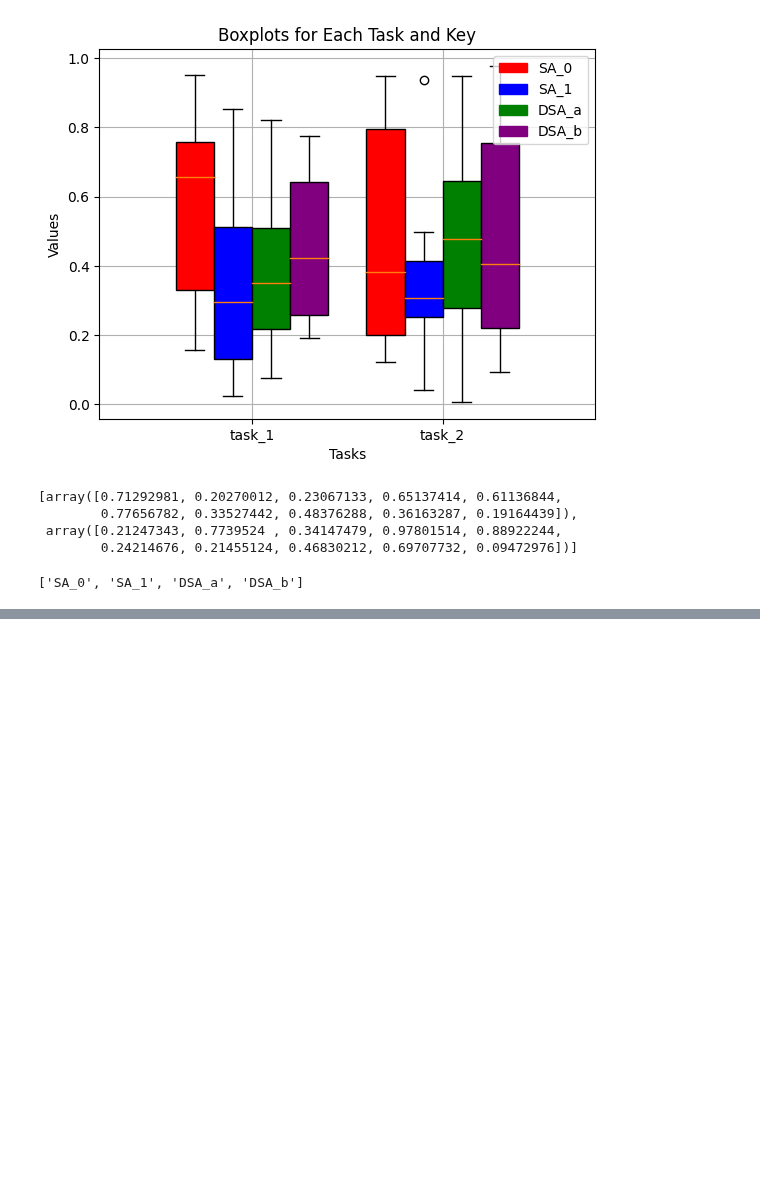
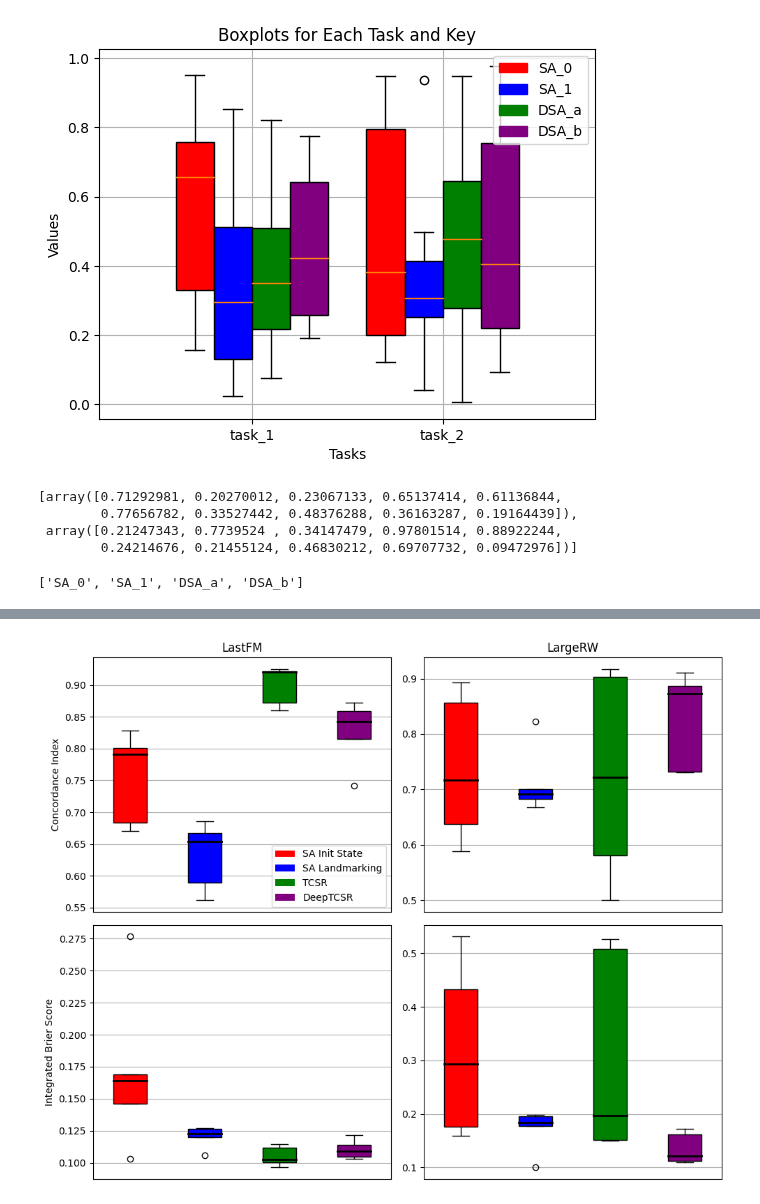
Before and after one commit to marianaw/deeptcsr, a Jupyter notebook: notebooks/collect_results.ipynb, the cells around one changed output, grey strips where cells are left out. Drawn from its saved outputs; the diff is of its cells as text; code cells hidden in the pictures; blank space fills up the shorter version.

```diff
--- a/notebooks/collect_results.ipynb
+++ b/notebooks/collect_results.ipynb
@@ -63,2 +87,6 @@ for path in paths:
+# %%
+bss_fm = bss_
+cis_fm = cis_
 # %%
-res
+bss_rw = bss_
+cis_rw = cis_
@@ -269,0 +295,71 @@ keys
+# %%
+all_res = [
+    (cis_fm, ''),
+    cis_rw,
+    bss_fm,
+    bss_rw
+]
+# %%
+save_fig = True
+
+# Define colors for each key
+d_colors = {'SA Init State': 'red', 'SA Landmarking': 'blue', 'TCSR': 'green', 'DeepTCSR': 'purple'}
+labels, colors = zip(*d_colors.items())
+colors = list(colors)
+labels = list(labels)
+
+# Compiling all results
+fig, axs = plt.subplots(2, 2, figsize=(10, 8))
+axs = axs.flatten()
+
+# Set the positions for the boxes
+positions = [1, 2, 3, 4]
+
+medianprops = dict(color='black', linewidth=2)
+
+for i, ax in enumerate(axs):
+
+    data = all_res[i]
+
+    # Create the boxplots
+    boxplot = ax.boxplot(data,
+                         medianprops=medianprops, positions=positions,
+                         patch_artist=True,
+                         labels=labels)
+    # Assign colors to each box
+    for box, color in zip(boxplot['boxes'], colors):
+        box.set_facecolor(color)
+
+    # Customize the appearance (colors, labels, etc.) as needed
+    # ax.set_xticks(positions)
+    ax.set_xticks([])
+
+    # if i == 2 or i == 3:
+    # ax.set_xticklabels(['SA Init State', 'SA Landmarking', r'DeepTCSA($\lambda$=0.0)', r'DeepTCSA($\lambda$=0.9)'])
+
+    # ax.set_xlabel("Type of algorithm")
+    if i == 0:
+        ax.set_ylabel("Concordance Index")
+        ax.set_title(f'LastFM')
+        legend_labels = [f'{label}' for label in labels]
+        legend = ax.legend(boxplot['boxes'], legend_labels, loc='lower right')
+        # Remove black frame around legend markers
+        for handle in legend.legend_handles:
+            handle.set_edgecolor('None')
+
+    if i == 1:
+        ax.set_title(f'LargeRW')
+
+    if i == 2:
+        ax.set_ylabel("Integrated Brier Score")
+
+    ax.grid()
+
+if save_fig:
+    plt.tight_layout()  # Ensures a tight layout
+    plt.savefig("../../Figures/survan/LargelDS_results.pdf", format="pdf")
+
+
+plt.show()
+# %% [output]
+[figure, added]
```
Also changed, not shown: parts of 9 cells of this notebook, 26 other files.
